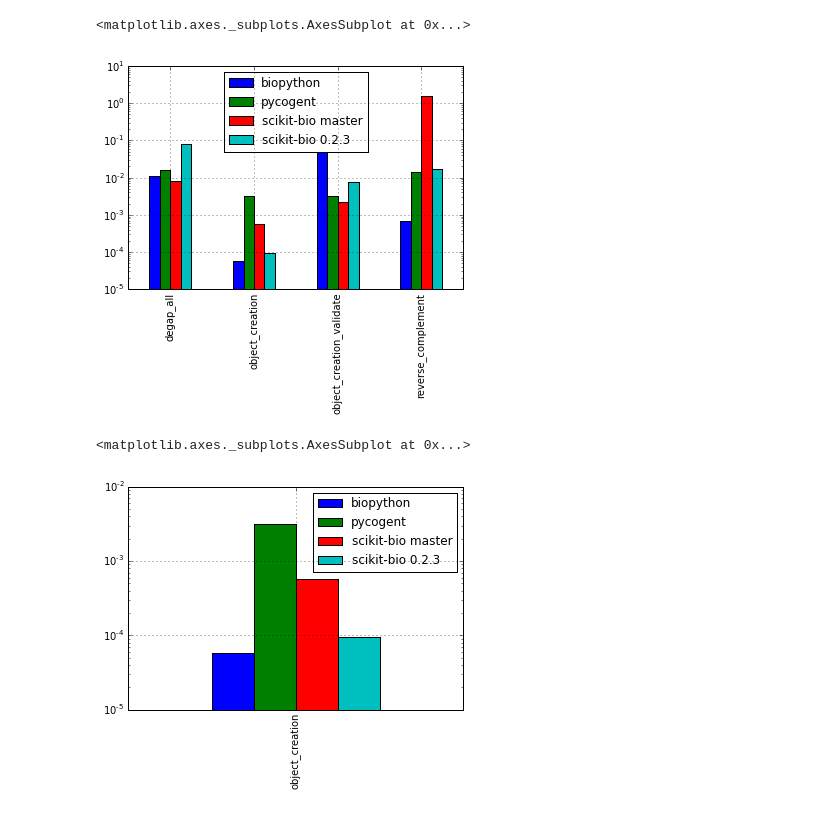
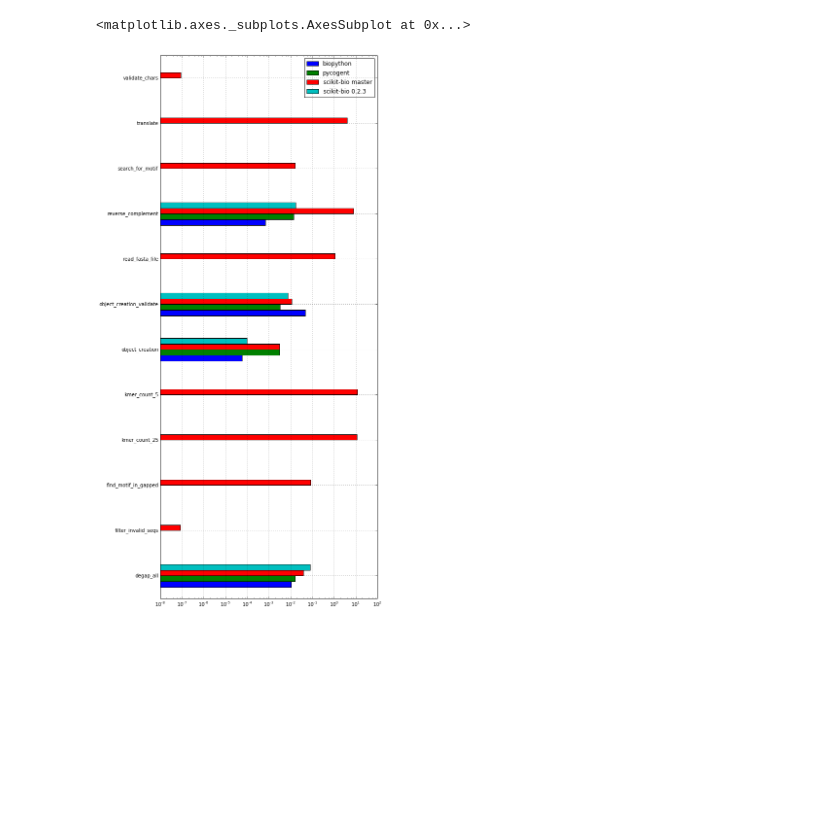
Before and after one commit to biocore/sequence-benchmarks, a Jupyter notebook: benchmarks/index.ipynb, the cells around one changed output. Cells and saved outputs as stored; diff of their text form; code cells hidden in the pictures; blank space fills up the shorter version.

```diff
--- a/benchmarks/index.ipynb
+++ b/benchmarks/index.ipynb
@@ -18,10 +26,5 @@ comparison
 # %%
-comparison.plot(kind='bar', logy=True)
+comparison.plot(kind='barh', logx=True, figsize=(8, 20))
 # %% [output]
 <matplotlib.axes._subplots.AxesSubplot at 0x...>
-[figure, old version]
+[figure, new version]
-# %%
-comparison[1:2].plot(kind='bar', logy=True)
-# %% [output]
-<matplotlib.axes._subplots.AxesSubplot at 0x...>
-[figure, removed]
```
Also changed, not shown: parts of 3 cells of this notebook, 6 other files.
